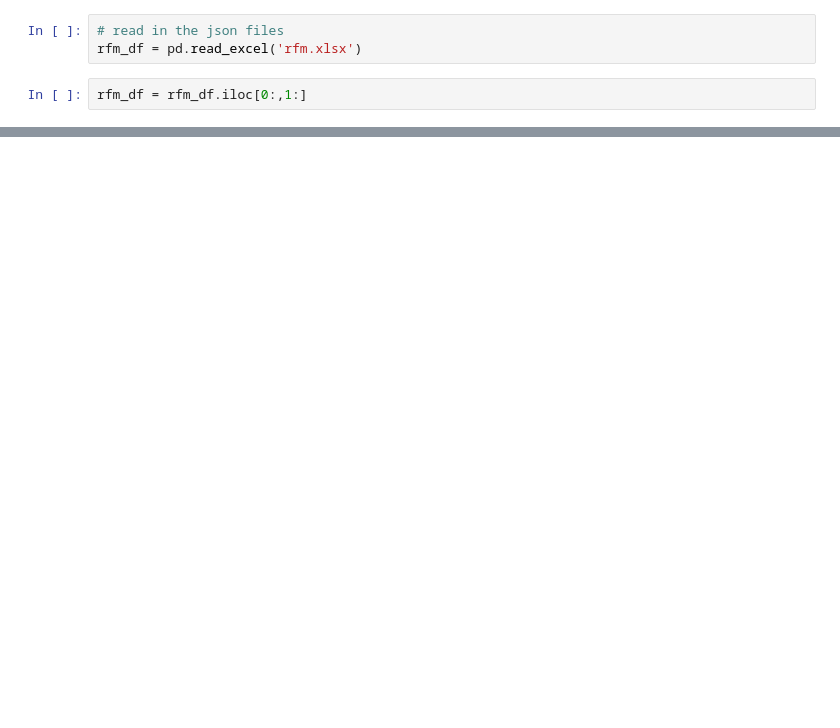
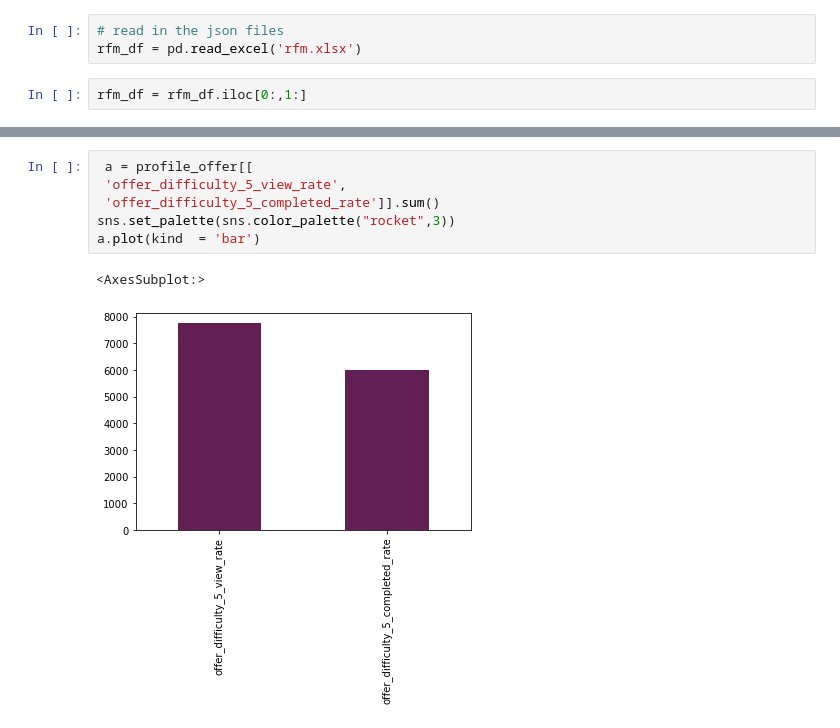
Before and after one commit to Arjunar92/Starbucks_Customer_Segmentation_Project, a Jupyter notebook: Starbucks_Customer_Segmentation_012821a.ipynb, the cells around one changed output, grey strips where cells are left out. Saved outputs shown, nothing was run; the diff lists cells and outputs as text; blank space fills up the shorter version.

```diff
--- a/Starbucks_Customer_Segmentation_012821a.ipynb
+++ b/Starbucks_Customer_Segmentation_012821a.ipynb
@@ -401,0 +359,9 @@ plot_data(test_11)
+# %%
+ a = profile_offer[[
+ 'offer_difficulty_5_view_rate',
+ 'offer_difficulty_5_completed_rate']].sum()
+sns.set_palette(sns.color_palette("rocket",3))
+a.plot(kind  = 'bar')
+# %% [output]
+<AxesSubplot:>
+[figure, added]
```
Also changed, not shown: parts of 43 cells of this notebook.
